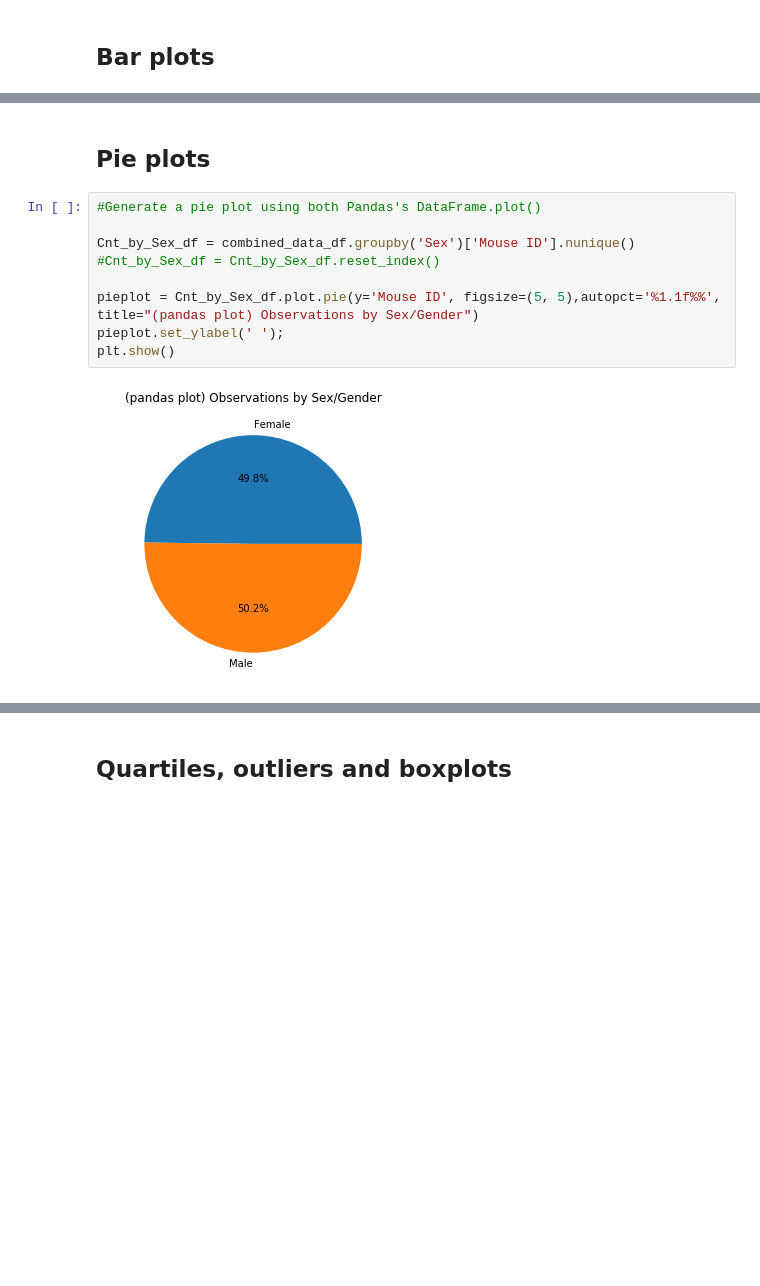
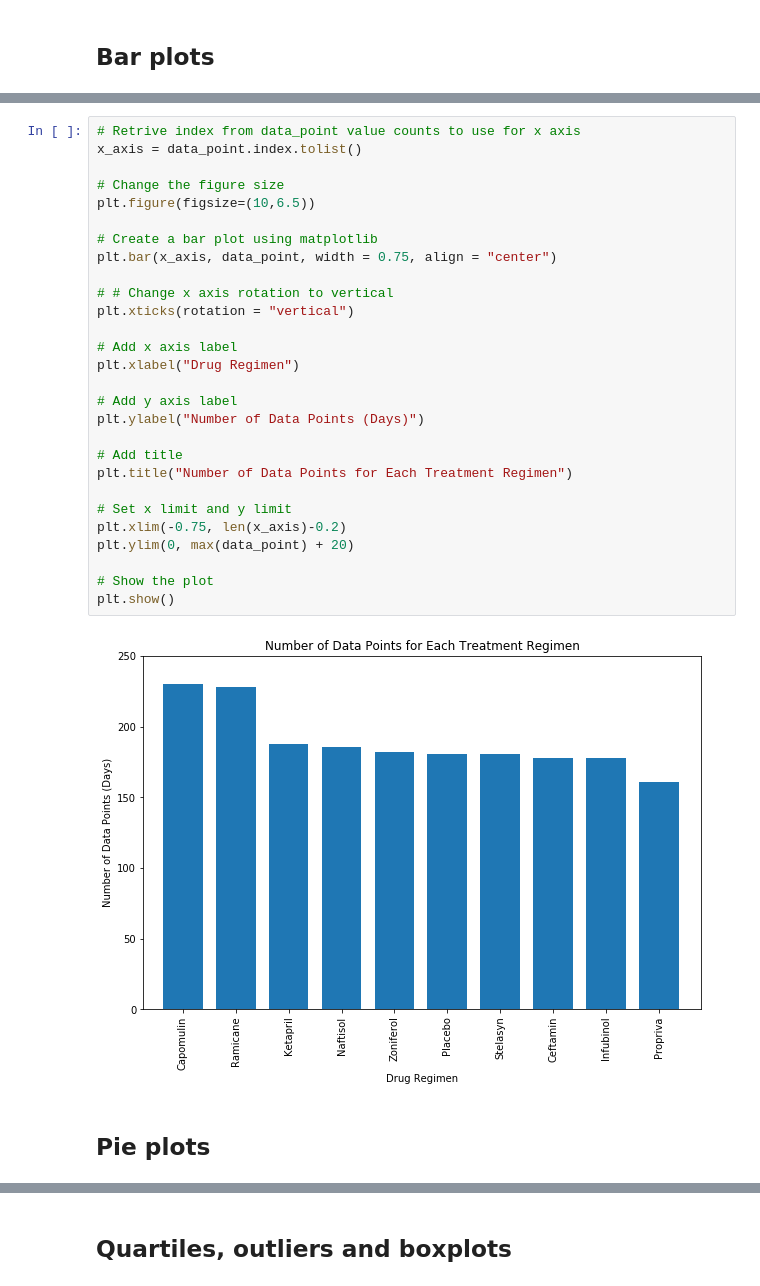
Before and after one commit to Vikash84/vk_Matplotlib-Pymaceuticals, a Jupyter notebook: pymaceuticals_starter_vk.ipynb, the cells around one changed output, grey strips where cells are left out. Saved outputs shown, nothing was run; the diff lists cells and outputs as text; blank space fills up the shorter version.

Commit message:
matplot homework

```diff
--- a/pymaceuticals_starter_vk.ipynb
+++ b/pymaceuticals_starter_vk.ipynb
@@ -118,13 +118,32 @@ plt.show()
+# %%
+# Retrive index from data_point value counts to use for x axis
+x_axis = data_point.index.tolist()
+
+# Change the figure size
+plt.figure(figsize=(10,6.5))
+
+# Create a bar plot using matplotlib
+plt.bar(x_axis, data_point, width = 0.75, align = "center")
+
+# # Change x axis rotation to vertical
+plt.xticks(rotation = "vertical")
+
+# Add x axis label
+plt.xlabel("Drug Regimen")
+
+# Add y axis label
+plt.ylabel("Number of Data Points (Days)")
+
+# Add title
+plt.title("Number of Data Points for Each Treatment Regimen")
+
+# Set x limit and y limit
+plt.xlim(-0.75, len(x_axis)-0.2)
+plt.ylim(0, max(data_point) + 20)
+
+# Show the plot
+plt.show()
+# %% [output]
+[figure, added]
 # %% [markdown]
 ## Pie plots
-# %%
-#Generate a pie plot using both Pandas's DataFrame.plot()
-
-Cnt_by_Sex_df = combined_data_df.groupby('Sex')['Mouse ID'].nunique()
-#Cnt_by_Sex_df = Cnt_by_Sex_df.reset_index()
-
-pieplot = Cnt_by_Sex_df.plot.pie(y='Mouse ID', figsize=(5, 5),autopct='%1.1f%%', title="(pandas plot) Observations by Sex/Gender")
-pieplot.set_ylabel(' ');
-plt.show()
-# %% [output]
-[figure, removed]
```
Also changed, not shown: parts of 30 cells of this notebook, 1 other file.
